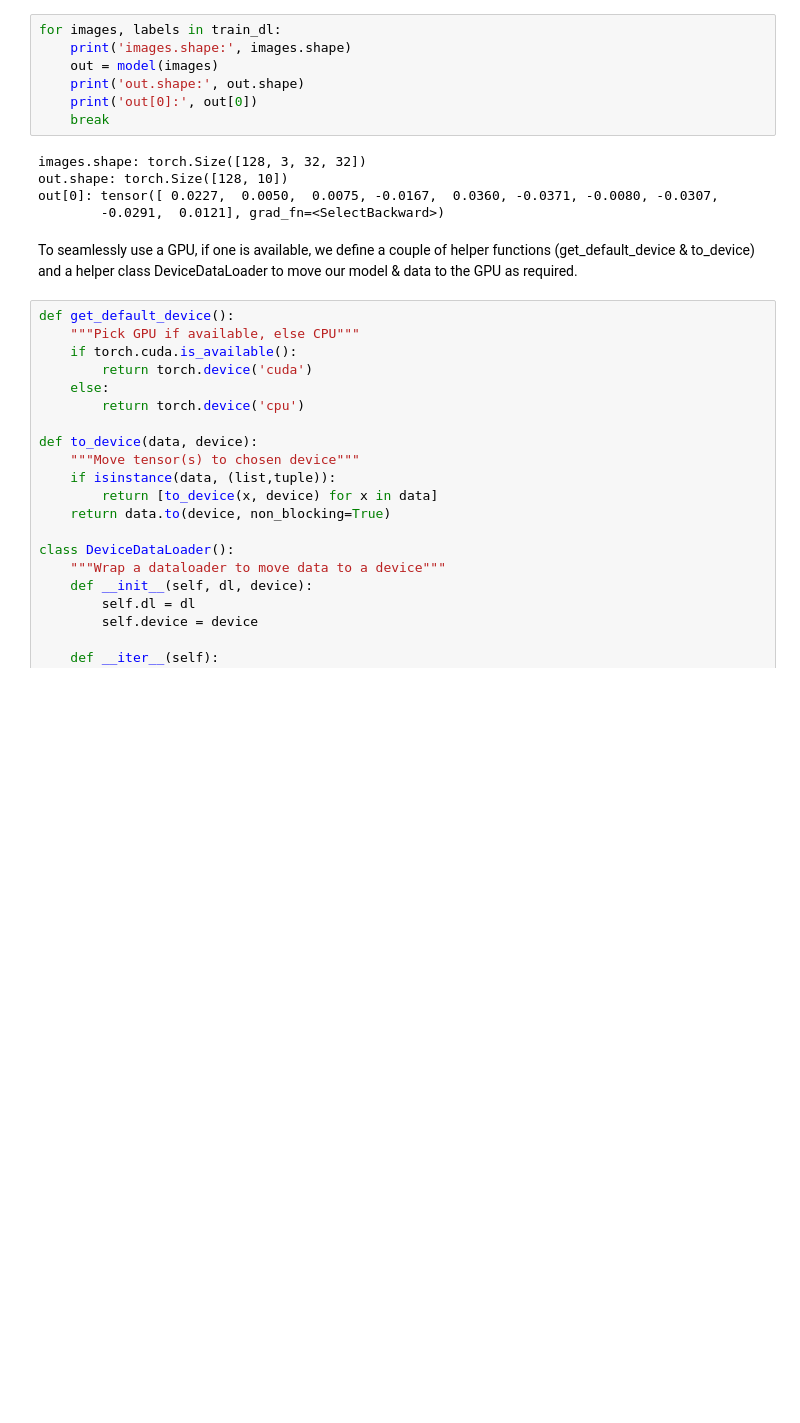
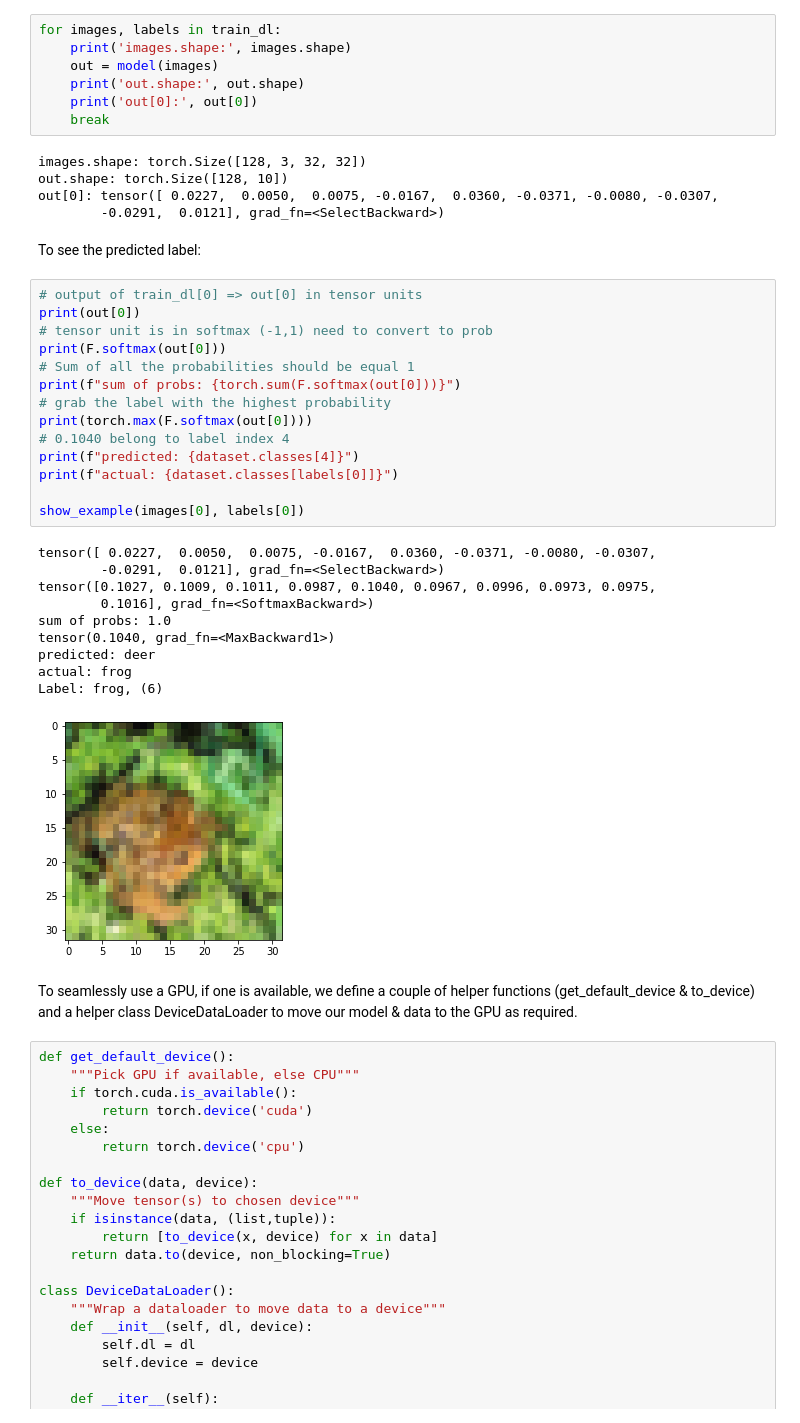
Before and after one commit to Pokealimit/Learning_CNN, a Jupyter notebook: cifar10_torch.ipynb, the cells around one changed output. Drawn from its saved outputs; the diff is of its cells as text; blank space fills up the shorter version.

```diff
--- a/cifar10_torch.ipynb
+++ b/cifar10_torch.ipynb
@@ -501,6 +500,33 @@ images.shape: torch.Size([128, 3, 32, 32])
 out.shape: torch.Size([128, 10])
 out[0]: tensor([ 0.0227,  0.0050,  0.0075, -0.0167,  0.0360, -0.0371, -0.0080, -0.0307,
         -0.0291,  0.0121], grad_fn=<SelectBackward>)
+# %% [markdown]
+To see the predicted label:
+# %%
+# output of train_dl[0] => out[0] in tensor units
+print(out[0])
+# tensor unit is in softmax (-1,1) need to convert to prob
+print(F.softmax(out[0]))
+# Sum of all the probabilities should be equal 1
+print(f"sum of probs: {torch.sum(F.softmax(out[0]))}")
+# grab the label with the highest probability
+print(torch.max(F.softmax(out[0])))
+# 0.1040 belong to label index 4
+print(f"predicted: {dataset.classes[4]}")
+print(f"actual: {dataset.classes[labels[0]]}")
+
+show_example(images[0], labels[0])
+# %% [output]
+tensor([ 0.0227,  0.0050,  0.0075, -0.0167,  0.0360, -0.0371, -0.0080, -0.0307,
+        -0.0291,  0.0121], grad_fn=<SelectBackward>)
+tensor([0.1027, 0.1009, 0.1011, 0.0987, 0.1040, 0.0967, 0.0996, 0.0973, 0.0975,
+        0.1016], grad_fn=<SoftmaxBackward>)
+sum of probs: 1.0
+tensor(0.1040, grad_fn=<MaxBackward1>)
+predicted: deer
+actual: frog
+Label: frog, (6)
+[figure, added]
 # %% [markdown]
 To seamlessly use a GPU, if one is available, we define a couple of helper functions (get_default_device & to_device) and a helper class DeviceDataLoader to move our model & data to the GPU as required.
 # %%
```
Also changed, not shown: parts of 8 cells of this notebook.
